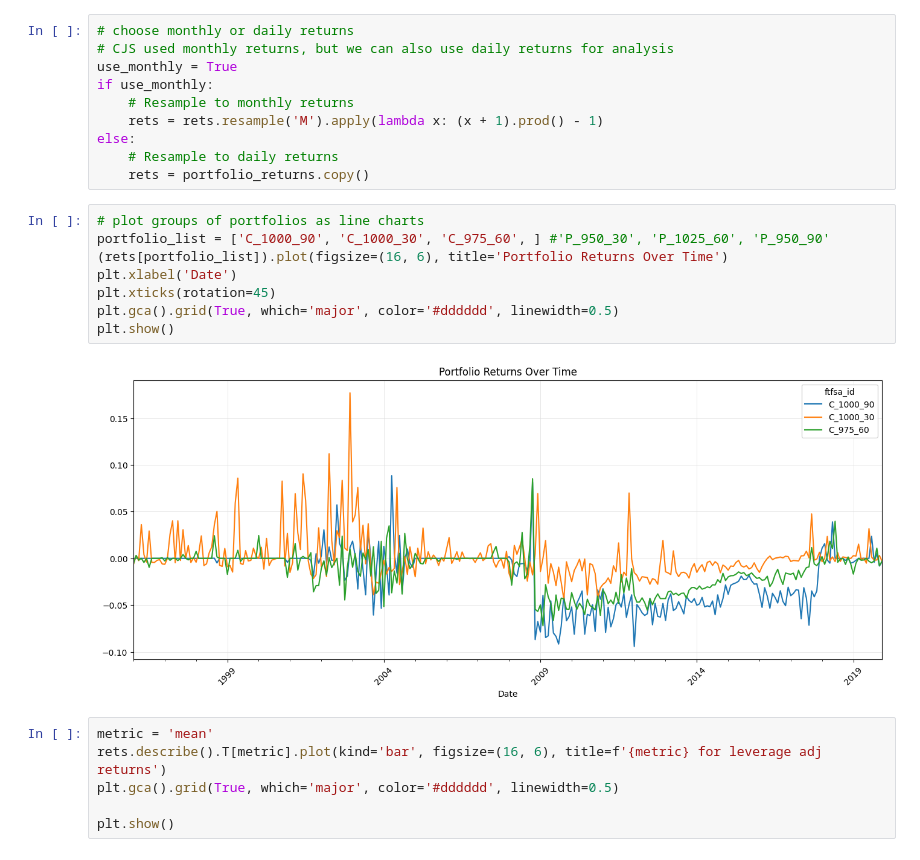
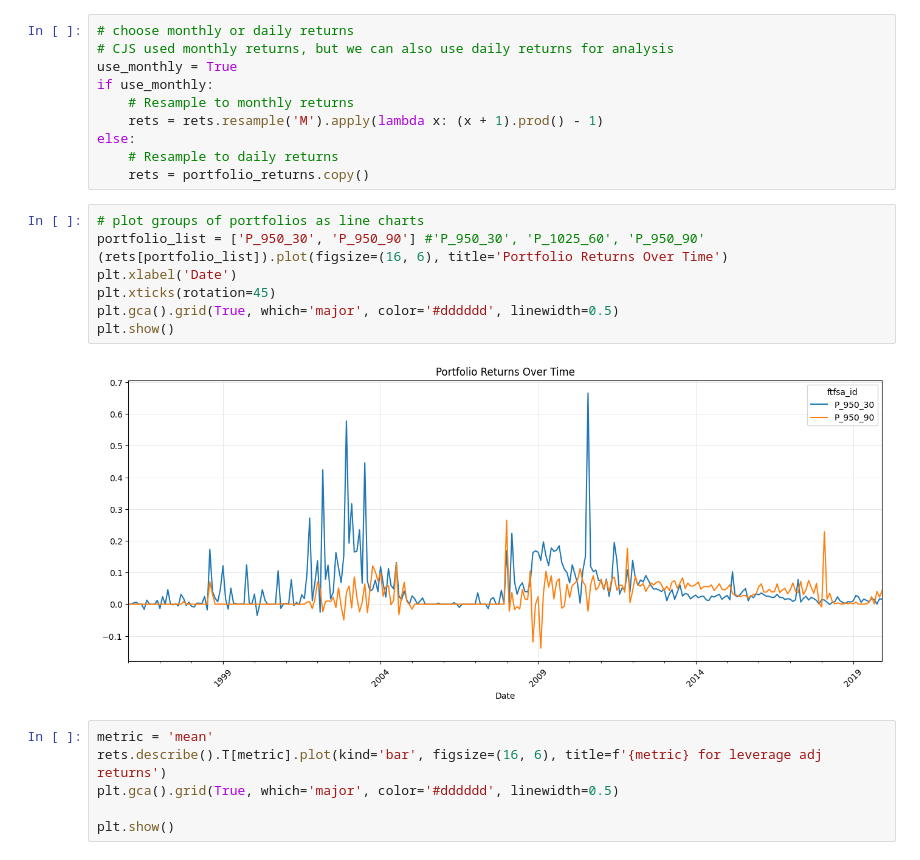
Before and after one commit to jmbejara/constantinides_2013_options, a Jupyter notebook: notebooks/portfolios.ipynb, the cells around one changed output. Cells and saved outputs as stored; diff of their text form.

```diff
--- a/notebooks/portfolios.ipynb
+++ b/notebooks/portfolios.ipynb
@@ -541,14 +541,14 @@ else:
     rets = portfolio_returns.copy()
 # %%
 # plot groups of portfolios as line charts
-portfolio_list = ['C_1000_90', 'C_1000_30', 'C_975_60', ] #'P_950_30', 'P_1025_60', 'P_950_90'
+portfolio_list = ['P_950_30', 'P_950_90'] #'P_950_30', 'P_1025_60', 'P_950_90'
 (rets[portfolio_list]).plot(figsize=(16, 6), title='Portfolio Returns Over Time')
 plt.xlabel('Date')
 plt.xticks(rotation=45)
 plt.gca().grid(True, which='major', color='#dddddd', linewidth=0.5)
 plt.show()
 # %% [output]
-[figure, old version]
+[figure, new version]
 # %%
 metric = 'mean'
 rets.describe().T[metric].plot(kind='bar', figsize=(16, 6), title=f'{metric} for leverage adj returns')
```
Also changed, not shown: parts of 5 cells of this notebook.
